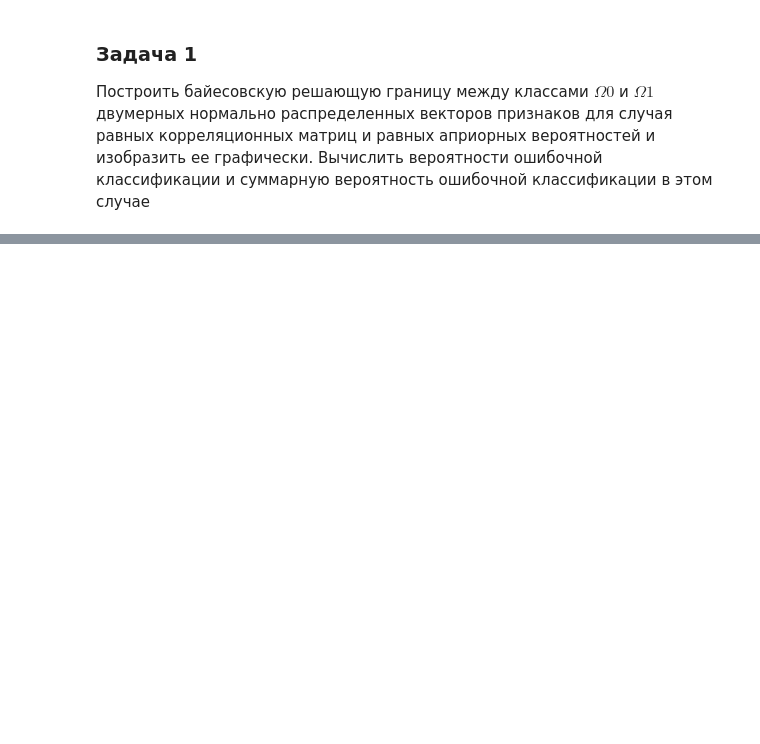
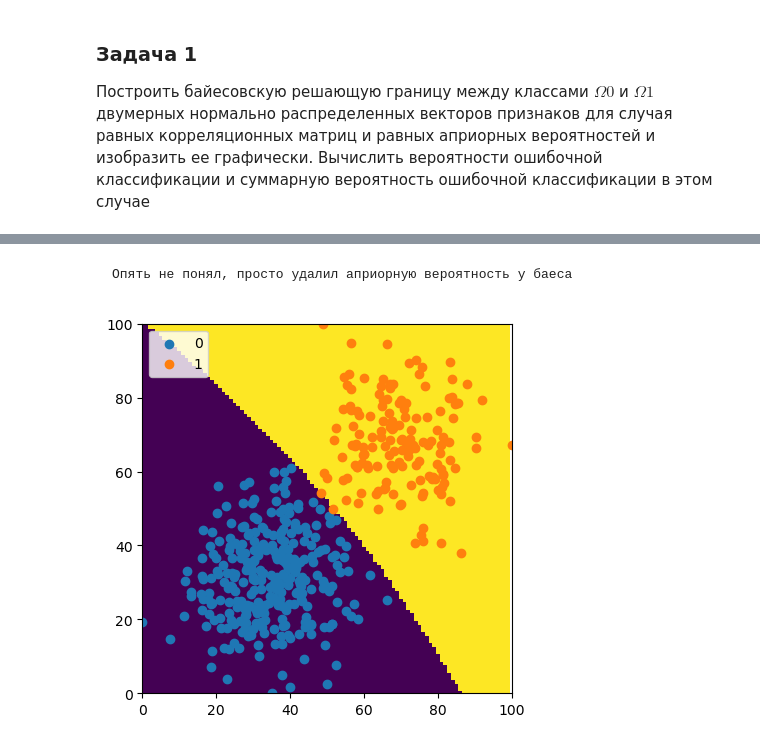
Before and after one commit to UIIf/Study, a Jupyter notebook: 4course/PatternRecognition/lab2.ipynb, the cells around one changed output, grey strips where cells are left out. Cells and saved outputs as stored; diff of their text form; code cells hidden in the pictures; blank space fills up the shorter version.

```diff
--- a/4course/PatternRecognition/lab2.ipynb
+++ b/4course/PatternRecognition/lab2.ipynb
@@ -82 +196,3 @@ def create_data_for_class(N:list, M:list, B:list):
+# %% [markdown]
+    Опять не понял, просто удалил априорную вероятность у баеса
 # %%
@@ -101,3 +217,17 @@ class BiasClassifier:
 
         plt.imshow(matrix,cmap = cmap, origin = 'lower')
         self.data.plot_dots(steps)
+# %%
+minmax = MinMaxClassifier(
+    create_data_for_class(
+        N=[300, 150],
+        M=[lab1.M1, lab1.M2],
+        B=[lab1.B_diag_symm, lab1.B_diag_symm]
+    )
+)
+# %%
+minmax.create_pred_img([100, 100])
+plt.legend()
+plt.show()
+# %% [output]
+[figure, added]
```
Also changed, not shown: parts of 20 cells of this notebook, 1 other file.
